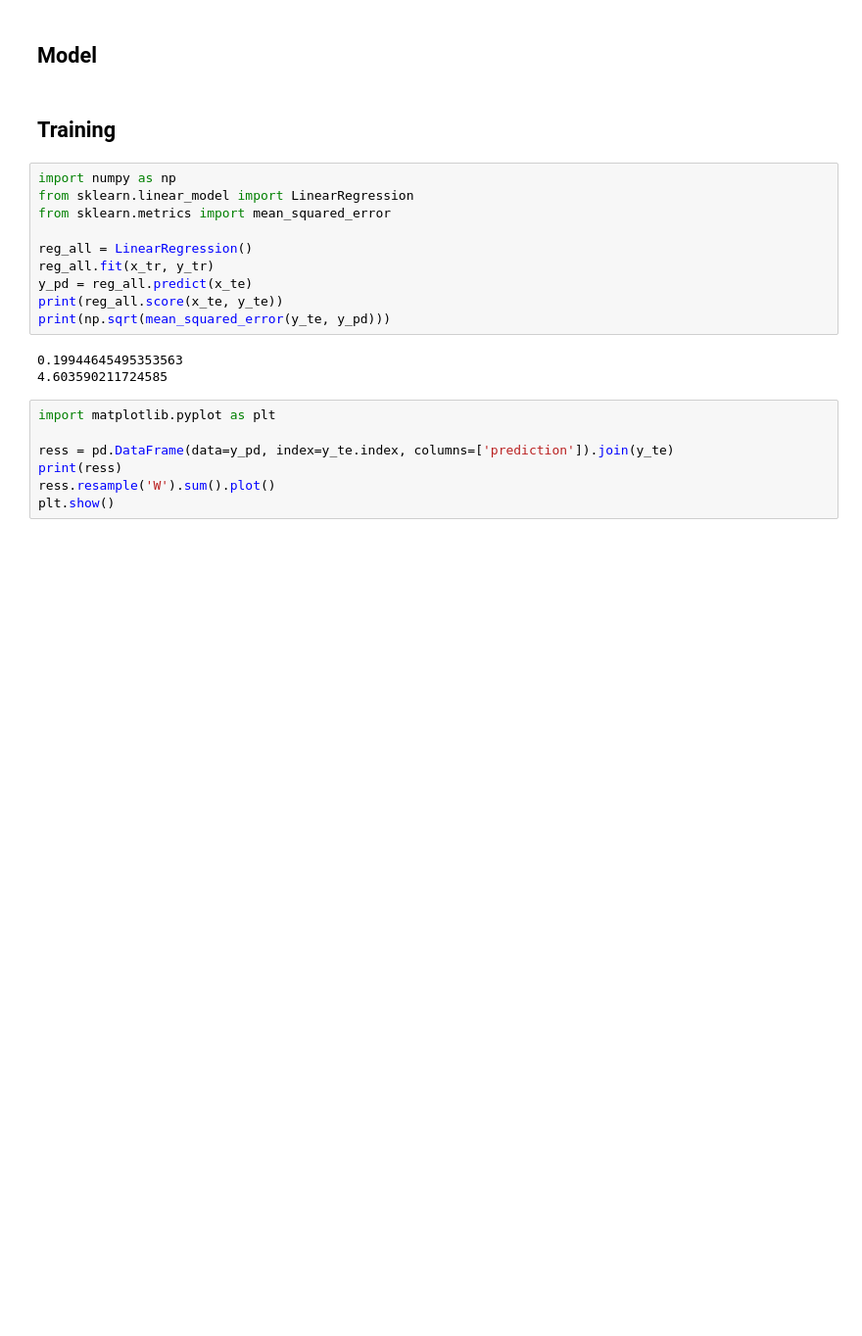
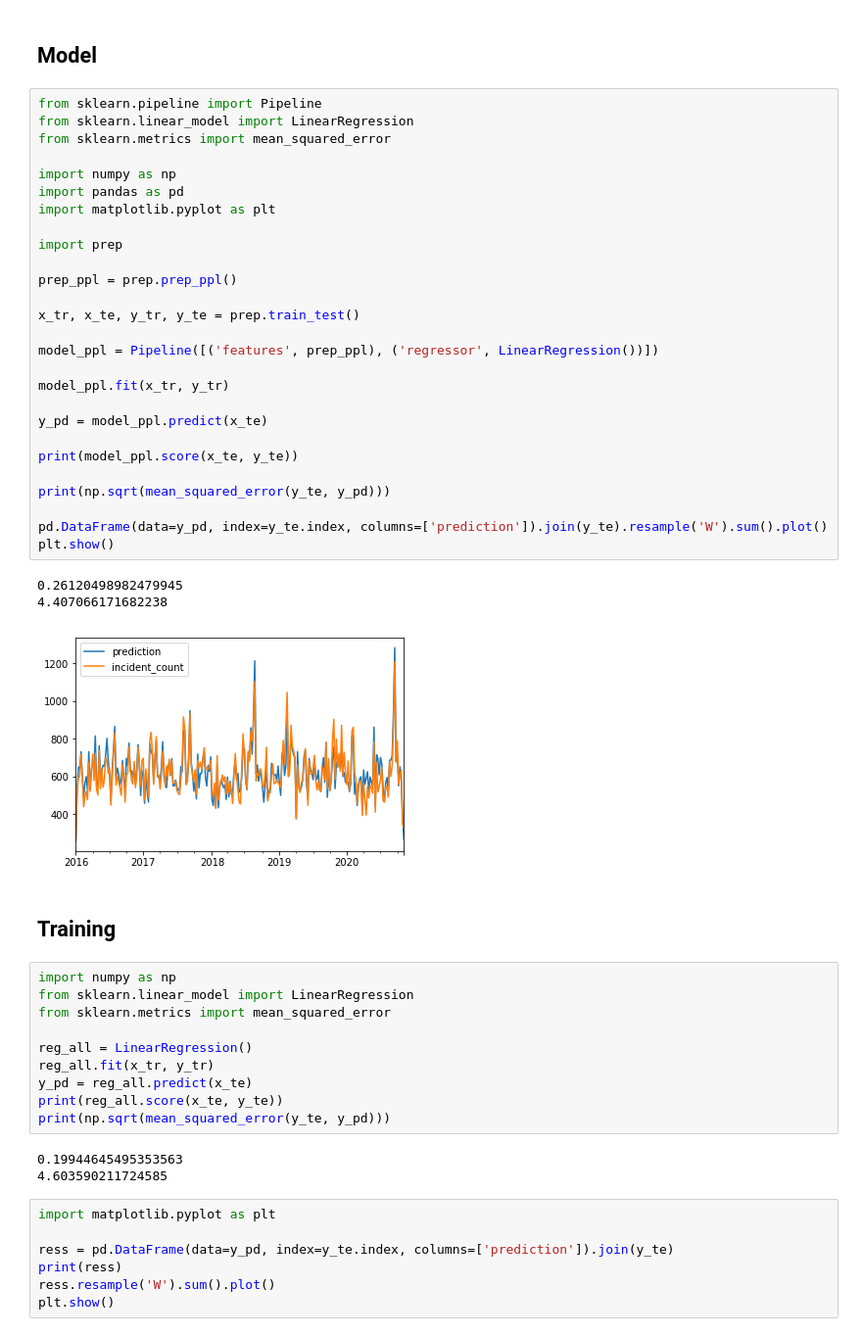
Before and after one commit to cmp0xff/seattle-911, a Jupyter notebook: main.ipynb, the cells around one changed output. Shown at 98% size. Saved outputs shown, nothing was run; the diff lists cells and outputs as text; blank space fills up the shorter version.

Commit message:
lunch; prep.py

```diff
--- a/main.ipynb
+++ b/main.ipynb
@@ -86,5 +105,36 @@ y_te = xy_df.loc['2015'].iloc[:, 0]
 # %% [markdown]
 ## Model
+# %%
+from sklearn.pipeline import Pipeline
+from sklearn.linear_model import LinearRegression
+from sklearn.metrics import mean_squared_error
+
+import numpy as np
+import pandas as pd
+import matplotlib.pyplot as plt
+
+import prep
+
+prep_ppl = prep.prep_ppl()
+
+x_tr, x_te, y_tr, y_te = prep.train_test()
+
+model_ppl = Pipeline([('features', prep_ppl), ('regressor', LinearRegression())])
+
+model_ppl.fit(x_tr, y_tr)
+
+y_pd = model_ppl.predict(x_te)
+
+print(model_ppl.score(x_te, y_te))
+
+print(np.sqrt(mean_squared_error(y_te, y_pd)))
+
+pd.DataFrame(data=y_pd, index=y_te.index, columns=['prediction']).join(y_te).resample('W').sum().plot()
+plt.show()
+# %% [output]
+0.26120498982479945
+4.407066171682238
+[figure, added]
 # %% [markdown]
 ## Training
 # %%
```
Also changed, not shown: parts of 2 cells of this notebook, 1 other file.
